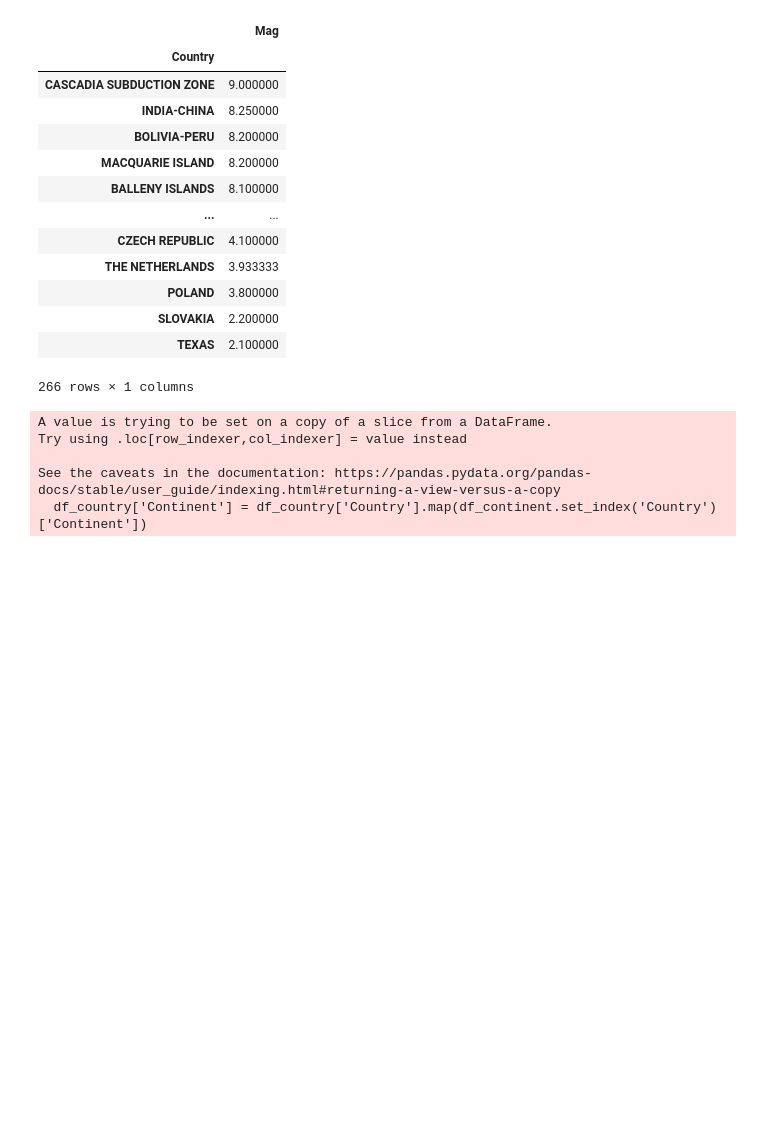
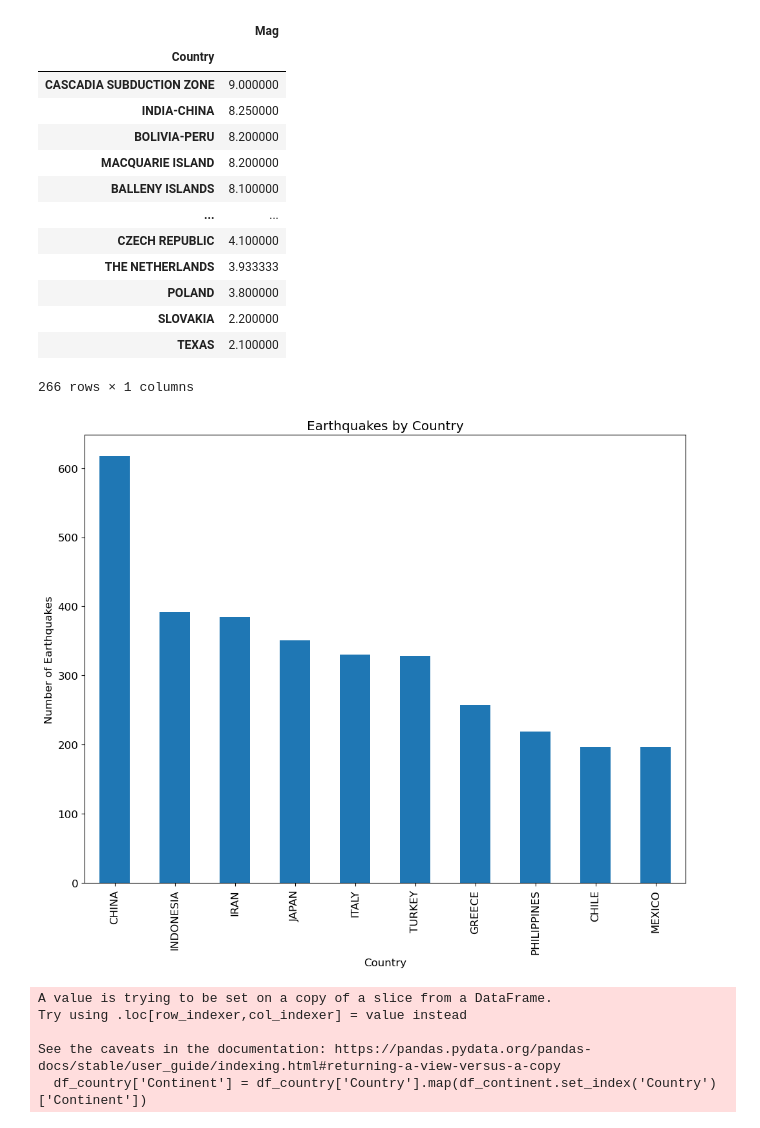
Before and after one commit to Matthijs-Vossen/Earthquake-Analysis, a Jupyter notebook: simon's-eda/eda.ipynb, the cells around one changed output. Saved outputs shown, nothing was run; the diff lists cells and outputs as text; code cells hidden in the pictures; blank space fills up the shorter version.

```diff
--- a/simon's-eda/eda.ipynb
+++ b/simon's-eda/eda.ipynb
@@ -210,8 +167,11 @@ display(df_country_mean)
 # %%
-# # make a plot of earthquake amount by country
-# df_deaths_damage['Country'].value_counts().head(10).plot(kind='bar')
-# plt.xlabel('Country')
-# plt.ylabel('Number of Earthquakes')
-# plt.title('Earthquakes by Country')
-# plt.show()
+# make a bar plot of earthquake amount by country
+
+df['Country'].value_counts().head(10).plot(kind='bar')
+plt.xlabel('Country')
+plt.ylabel('Number of Earthquakes')
+plt.title('Earthquakes by Country')
+plt.show()
+# %% [output]
+[figure, added]
 # %%
```
Also changed, not shown: parts of 11 cells of this notebook.
